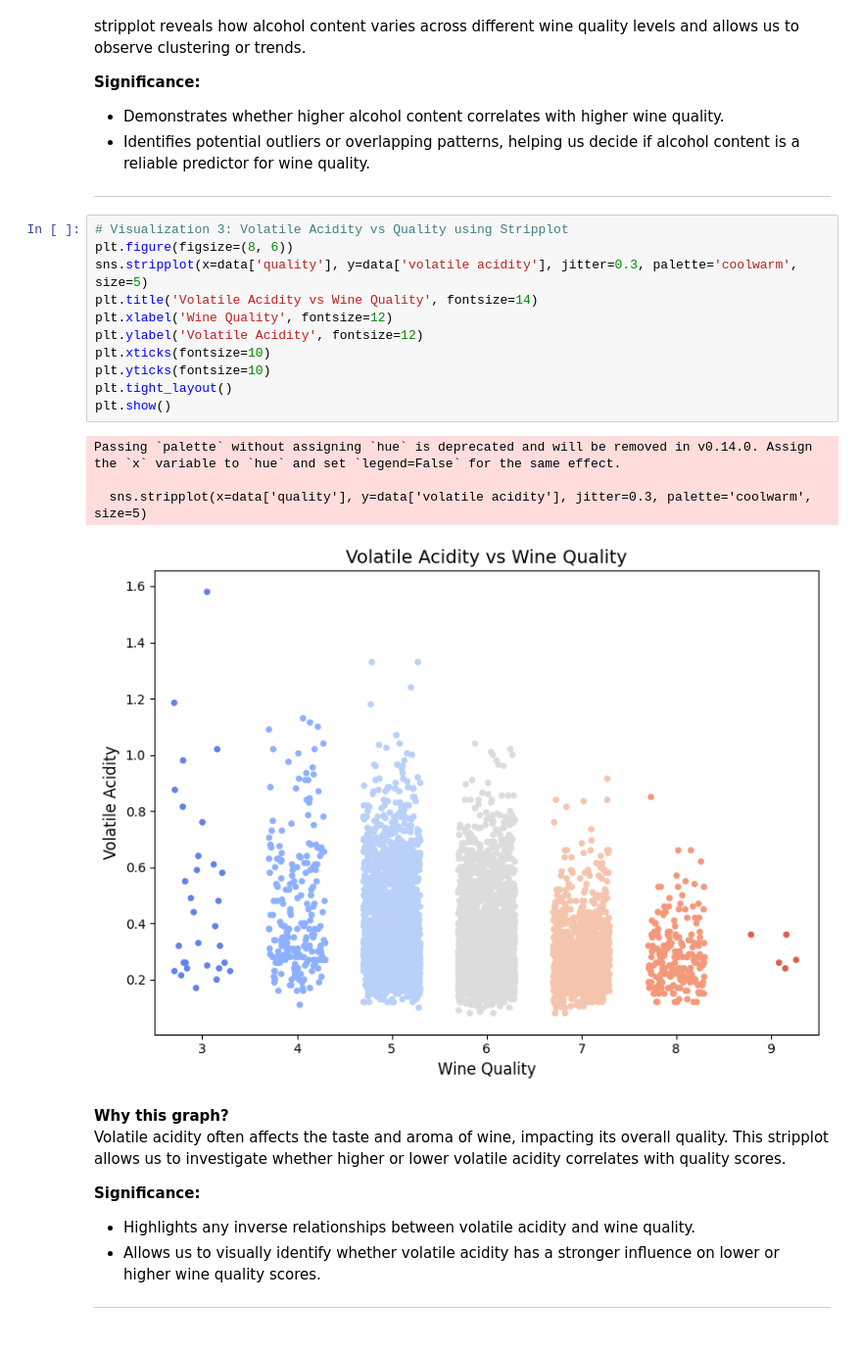
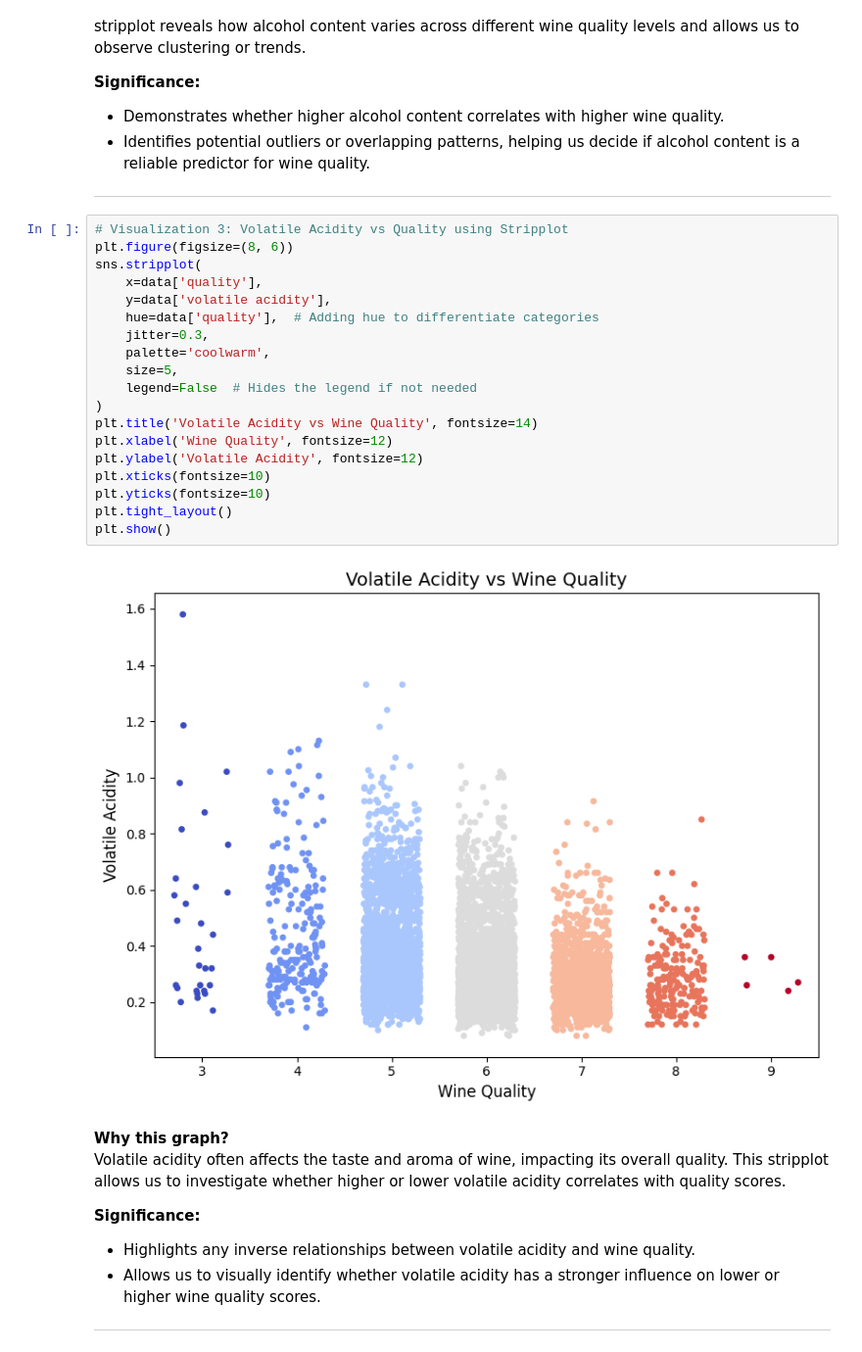
Before and after one commit to amitkarol/TDS-WineQualityPrediction, a Jupyter notebook: part1.ipynb, the cells around one changed output. Shown: that part at 98% size. Cells and saved outputs as stored; diff of their text form.

```diff
--- a/part1.ipynb
+++ b/part1.ipynb
@@ -81,19 +86,24 @@ Alcohol content is a critical feature in wine analysis, often influencing qualit
 # %%
 # Visualization 3: Volatile Acidity vs Quality using Stripplot
 plt.figure(figsize=(8, 6))
-sns.stripplot(x=data['quality'], y=data['volatile acidity'], jitter=0.3, palette='coolwarm', size=5)
+sns.stripplot(
+    x=data['quality'],
+    y=data['volatile acidity'],
+    hue=data['quality'],  # Adding hue to differentiate categories
+    jitter=0.3,
+    palette='coolwarm',
+    size=5,
+    legend=False  # Hides the legend if not needed
+)
 plt.title('Volatile Acidity vs Wine Quality', fontsize=14)
 plt.xlabel('Wine Quality', fontsize=12)
 plt.ylabel('Volatile Acidity', fontsize=12)
 plt.xticks(fontsize=10)
 plt.yticks(fontsize=10)
 plt.tight_layout()
 plt.show()
 # %% [output]
-Passing `palette` without assigning `hue` is deprecated and will be removed in v0.14.0. Assign the `x` variable to `hue` and set `legend=False` for the same effect.
-
-  sns.stripplot(x=data['quality'], y=data['volatile acidity'], jitter=0.3, palette='coolwarm', size=5)
-[figure, old version]
+[figure, new version]
 # %% [markdown]
 
 **Why this graph?**
```
Also changed, not shown: parts of 6 cells of this notebook.
